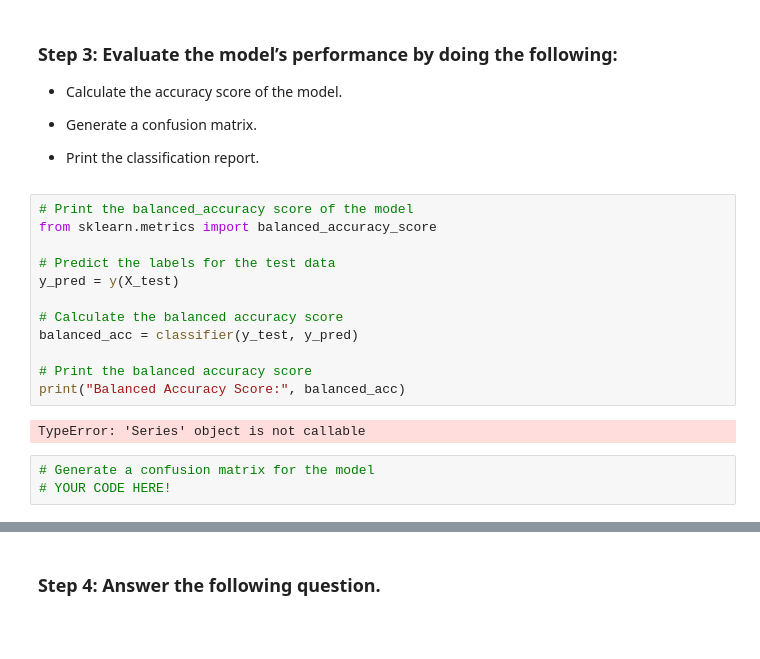
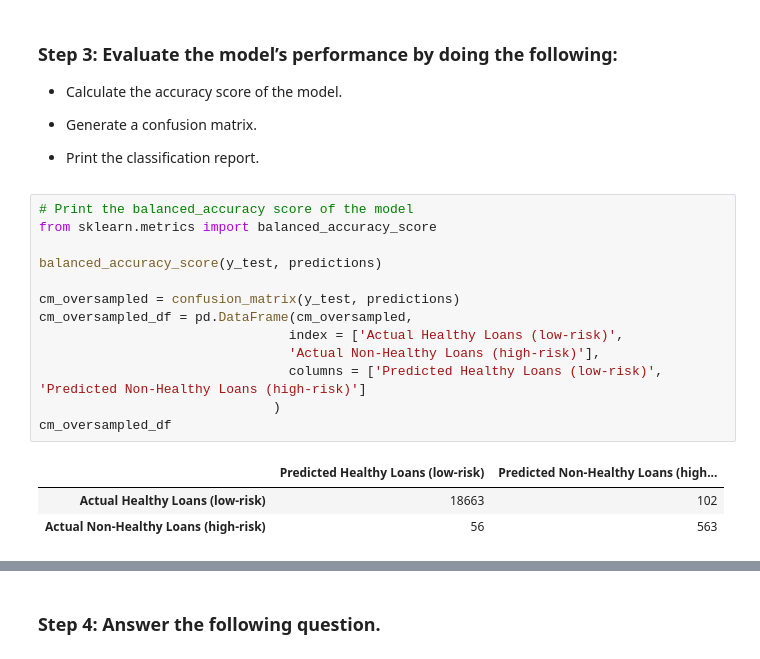
Before and after one commit to GMVince/credit-risk-classification, a Jupyter notebook: credit_risk_classification.ipynb, the cells around one changed output, grey strips where cells are left out. Cells and saved outputs as stored; diff of their text form; blank space fills up the shorter version.

```diff
--- a/credit_risk_classification.ipynb
+++ b/credit_risk_classification.ipynb
@@ -119,22 +135,22 @@ results.head(10)
 * Generate a confusion matrix.
 
 * Print the classification report.
-# %%
-# Print the balanced_accuracy score of the model
-from sklearn.metrics import balanced_accuracy_score
-
-# Predict the labels for the test data
-y_pred = y(X_test)
-
-# Calculate the balanced accuracy score
-balanced_acc = classifier(y_test, y_pred)
-
-# Print the balanced accuracy score
-print("Balanced Accuracy Score:", balanced_acc)
-# %% [output]
-TypeError: 'Series' object is not callable
-# %%
-# Generate a confusion matrix for the model
-# YOUR CODE HERE!
+# %%
+# Print the balanced_accuracy score of the model
+from sklearn.metrics import balanced_accuracy_score
+
+balanced_accuracy_score(y_test, predictions)
+
+cm_oversampled = confusion_matrix(y_test, predictions)
+cm_oversampled_df = pd.DataFrame(cm_oversampled,
+                                index = ['Actual Healthy Loans (low-risk)',
+                                'Actual Non-Healthy Loans (high-risk)'],
+                                columns = ['Predicted Healthy Loans (low-risk)', 'Predicted Non-Healthy Loans (high-risk)']
+                              )
+cm_oversampled_df
+# %% [output]
+|  | Predicted Healthy Loans (low-risk) | Predicted Non-Healthy Loans (high... |
+| Actual Healthy Loans (low-risk) | 18663 | 102 |
+| Actual Non-Healthy Loans (high-risk) | 56 | 563 |
 # %%
 # Print the classification report for the model
```
Also changed, not shown: parts of 14 cells of this notebook.
